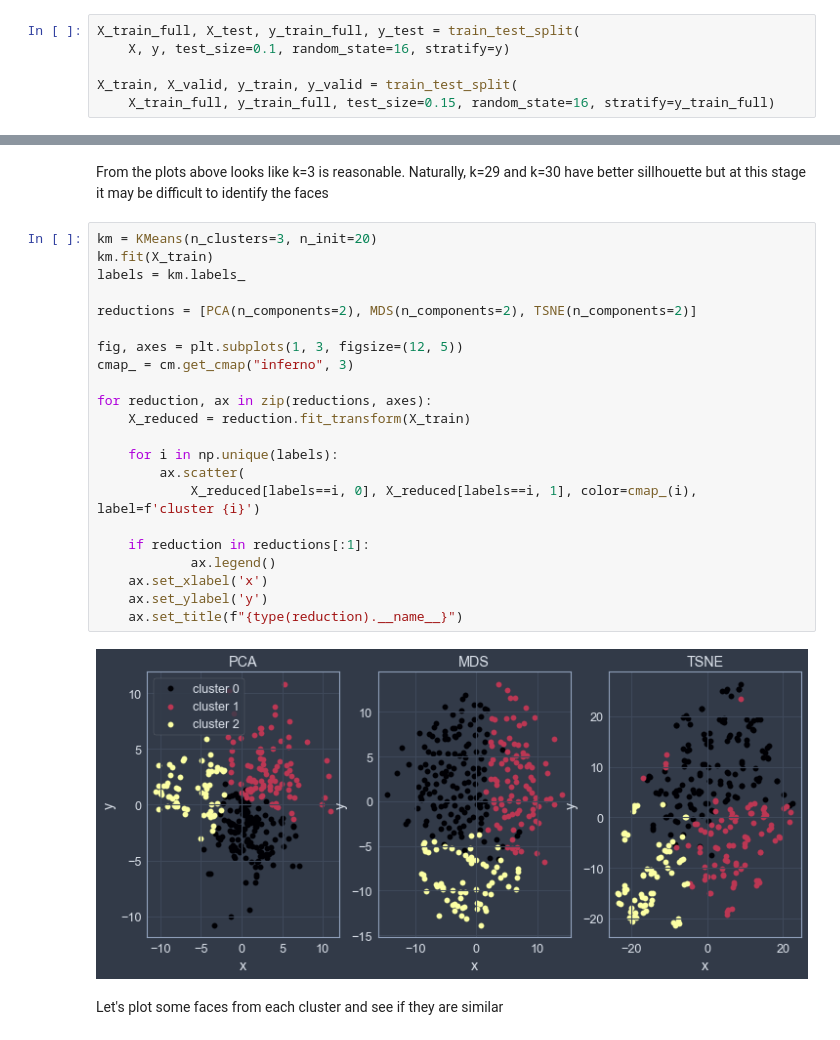
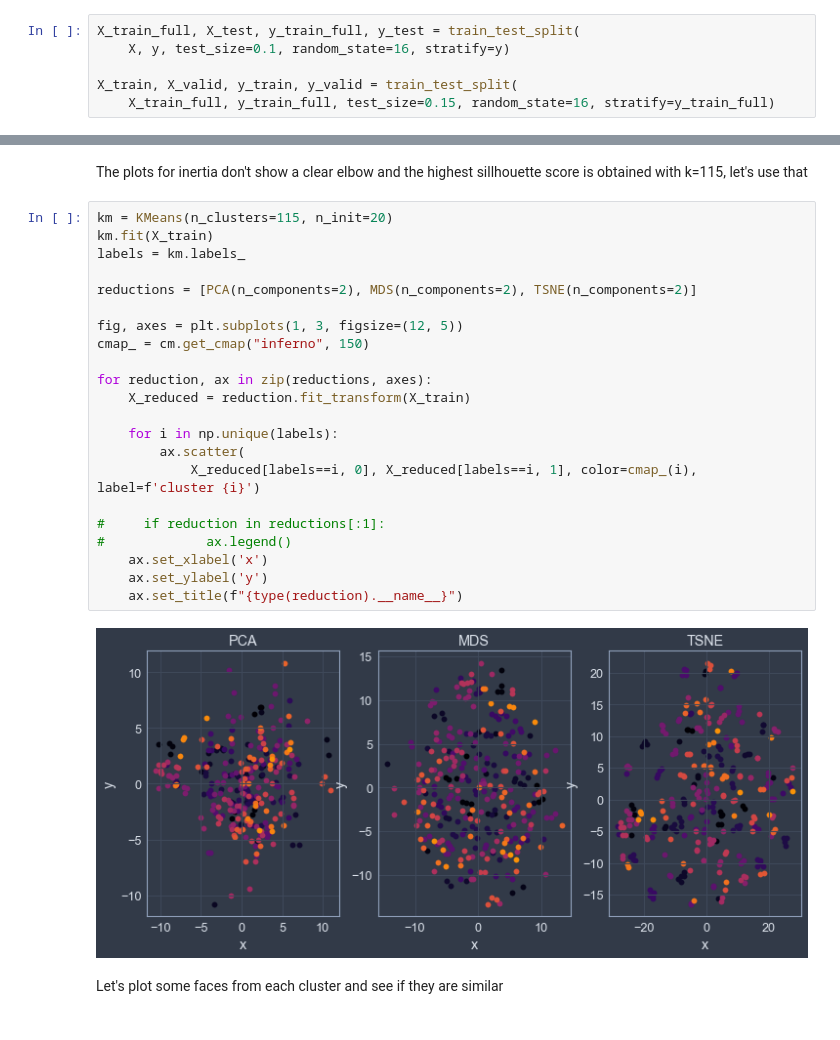
Before and after one commit to amaralcs/homl, a Jupyter notebook: 09_unsupervised_learning_exercises.ipynb, the cells around one changed output, grey strips where cells are left out. Drawn from its saved outputs; the diff is of its cells as text.

```diff
--- a/09_unsupervised_learning_exercises.ipynb
+++ b/09_unsupervised_learning_exercises.ipynb
@@ -62,28 +63,28 @@ plt.show()
-# %% [markdown]
-From the plots above looks like k=3 is reasonable. Naturally, k=29 and k=30 have better sillhouette but at this stage it may be difficult to identify the faces
+# %% [markdown]
+The plots for inertia don't show a clear elbow and the highest sillhouette score is obtained with k=115, let's use that
 # %%
-km = KMeans(n_clusters=3, n_init=20)
+km = KMeans(n_clusters=115, n_init=20)
 km.fit(X_train)
 labels = km.labels_
 
 reductions = [PCA(n_components=2), MDS(n_components=2), TSNE(n_components=2)]
 
 fig, axes = plt.subplots(1, 3, figsize=(12, 5))
-cmap_ = cm.get_cmap("inferno", 3)
+cmap_ = cm.get_cmap("inferno", 150)
 
 for reduction, ax in zip(reductions, axes):
     X_reduced = reduction.fit_transform(X_train)
 
     for i in np.unique(labels):
         ax.scatter(
             X_reduced[labels==i, 0], X_reduced[labels==i, 1], color=cmap_(i), label=f'cluster {i}')
 
-    if reduction in reductions[:1]:
-            ax.legend()
+#     if reduction in reductions[:1]:
+#             ax.legend()
     ax.set_xlabel('x')
     ax.set_ylabel('y')
     ax.set_title(f"{type(reduction).__name__}")
 # %% [output]
-[figure, old version]
+[figure, new version]
 # %% [markdown]
 Let's plot some faces from each cluster and see if they are similar
```
Also changed, not shown: parts of 32 cells of this notebook.
